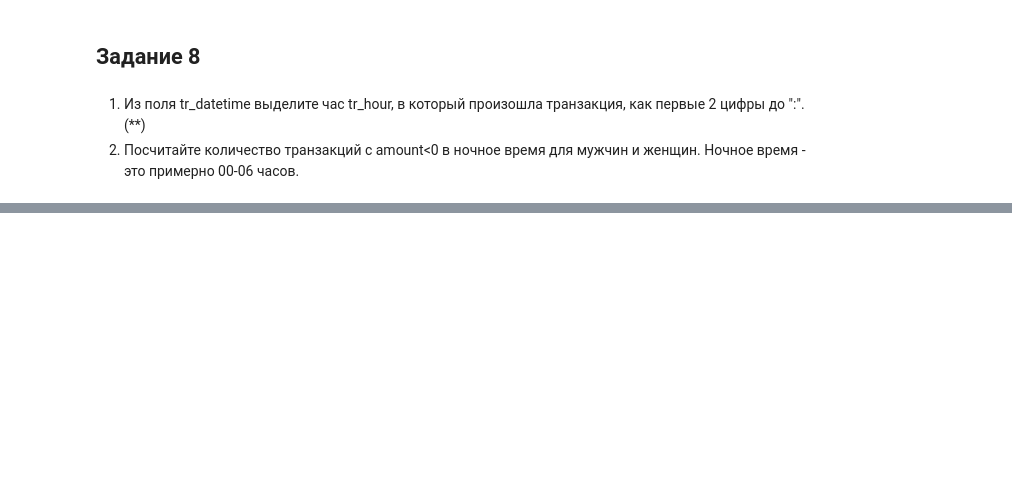
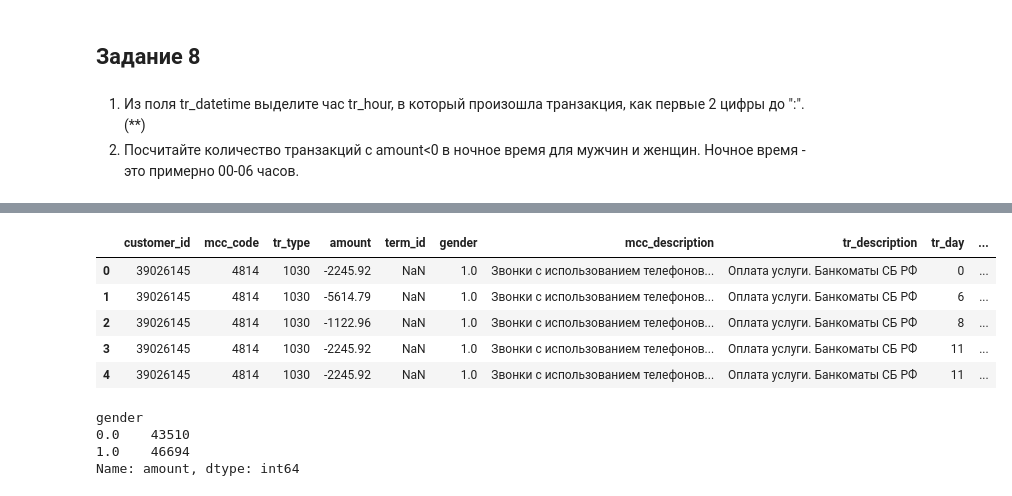
Before and after one commit to fadyat/ITMO-PROBLEMS, a Jupyter notebook: Machine-Learning/V semester/lab2.ipynb, the cells around one changed output, grey strips where cells are left out. Saved outputs shown, nothing was run; the diff lists cells and outputs as text; code cells hidden in the pictures; blank space fills up the shorter version.

```diff
--- a/Machine-Learning/V semester/lab2.ipynb
+++ b/Machine-Learning/V semester/lab2.ipynb
@@ -174,6 +96,5 @@ top_transactions
 Name: tr_type, dtype: float64
 # %%
-tr_types = pd.read_csv('./data/tr_types.csv', sep=';')
 tr_types[tr_types.tr_type.isin(top_transactions.index)]
 # %% [output]
 |  | tr_type | tr_description |
@@ -206,6 +238,11 @@ tr_types[tr_types.tr_type.isin(top_transactions.index)]
 # %%
-transactions = pd.merge(transactions, gender_train, how='left')
-transactions = pd.merge(transactions, tr_mcc_codes, how='inner')
-transactions = pd.merge(transactions, tr_types, how='inner')
-transactions.shape
+gender_train = pd.read_csv('./data/gender_train.csv')
+tr_mcc_codes = pd.read_csv('./data/tr_mcc_codes.csv', sep=';')
+
+merged_transactions = (
+    pd.merge(transactions, gender_train, how='left').
+    merge(tr_mcc_codes, how='inner').
+    merge(tr_types, how='inner')
+)
+merged_transactions.shape
 # %% [output]
@@ -233,3 +348,6 @@ NameError: name 'transactions' is not defined
 # %% [markdown]
 1. Из поля tr_datetime выделите час tr_hour, в который произошла транзакция, как первые 2 цифры до ":". (\**)
 2. Посчитайте количество транзакций с amount<0 в ночное время для мужчин и женщин. Ночное время - это примерно 00-06 часов.
+# %%
+merged_transactions[['tr_day', 'tr_time']] = merged_transactions.tr_datetime.str.split(' ', expand=True)
+merged_transactions.head()
@@ -235,0 +361,3 @@ NameError: name 'transactions' is not defined
+# %%
+merged_transactions[['tr_hour', 'tr_minute', 'tr_second']] = merged_transactions.tr_time.str.split(':', expand=True)
+merged_transactions.head()
@@ -235,0 +371,17 @@ NameError: name 'transactions' is not defined
+# %%
+merged_transactions = merged_transactions.drop(columns=['tr_datetime', 'tr_time'])
+merged_transactions.head()
+# %% [output]
+|  | customer_id | mcc_code | tr_type | amount | term_id | gender | mcc_description | tr_description | tr_day | ... |
+| 0 | 39026145 | 4814 | 1030 | -2245.92 | NaN | 1.0 | Звонки с использованием телефонов... | Оплата услуги. Банкоматы СБ РФ | 0 | ... |
+| 1 | 39026145 | 4814 | 1030 | -5614.79 | NaN | 1.0 | Звонки с использованием телефонов... | Оплата услуги. Банкоматы СБ РФ | 6 | ... |
+| 2 | 39026145 | 4814 | 1030 | -1122.96 | NaN | 1.0 | Звонки с использованием телефонов... | Оплата услуги. Банкоматы СБ РФ | 8 | ... |
+| 3 | 39026145 | 4814 | 1030 | -2245.92 | NaN | 1.0 | Звонки с использованием телефонов... | Оплата услуги. Банкоматы СБ РФ | 11 | ... |
+| 4 | 39026145 | 4814 | 1030 | -2245.92 | NaN | 1.0 | Звонки с использованием телефонов... | Оплата услуги. Банкоматы СБ РФ | 11 | ... |
+# %%
+merged_transactions[(merged_transactions.amount < 0) & (merged_transactions.tr_hour.astype(int) <= 6)].groupby('gender').amount.count()
+# %% [output]
+gender
+0.0    43510
+1.0    46694
+Name: amount, dtype: int64
```
Also changed, not shown: parts of 31 cells of this notebook.
